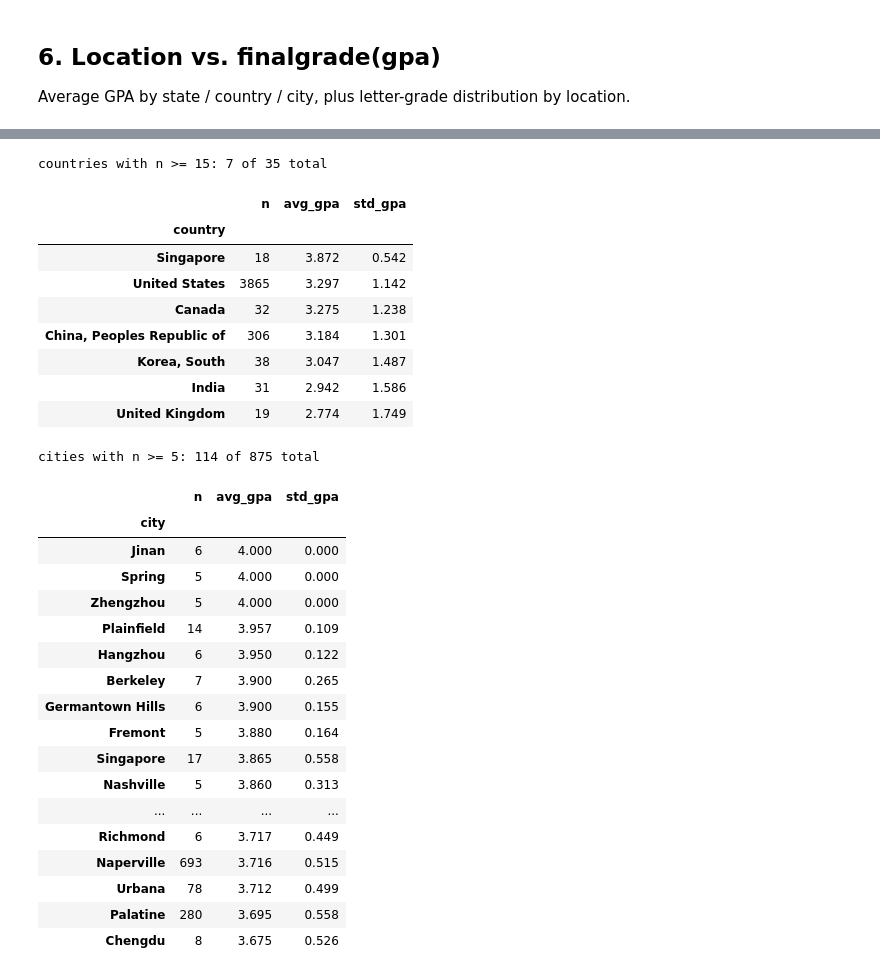
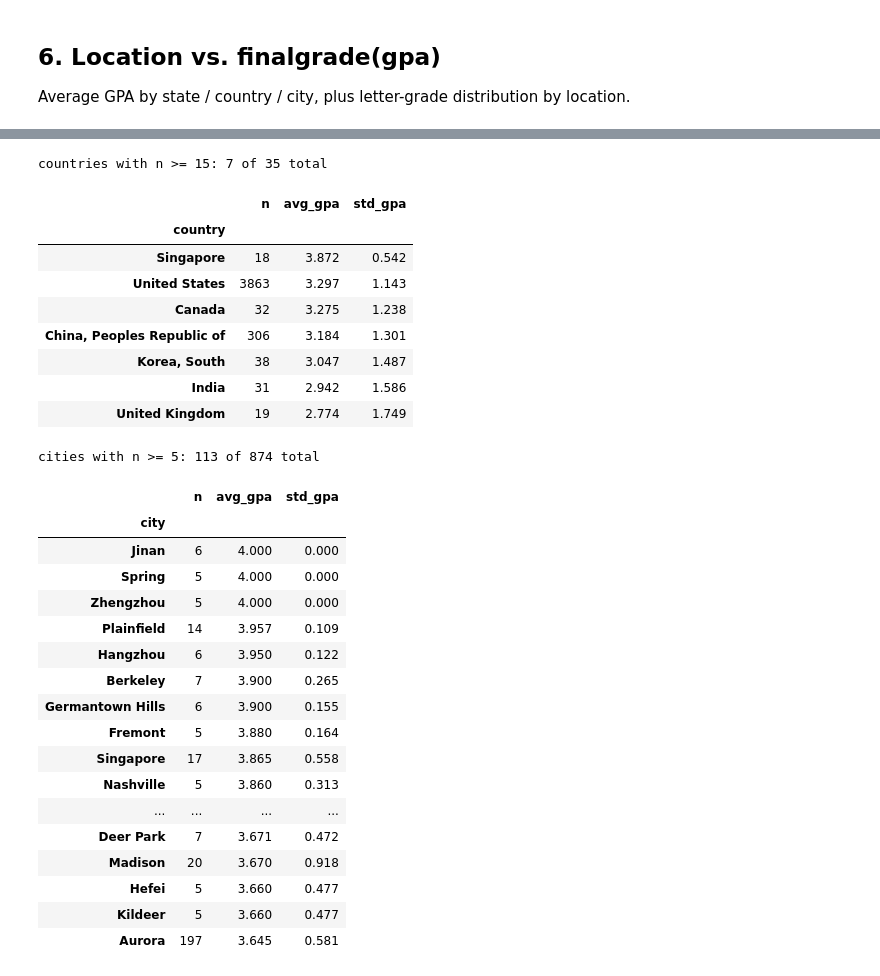
Before and after one commit to Sherry438/NetMath-Data-Analysis, a Jupyter notebook: notebooks/02_location_and_grades.ipynb, the cells around one changed output, grey strips where cells are left out. Cells and saved outputs as stored; diff of their text form; code cells hidden in the pictures.

```diff
--- a/notebooks/02_location_and_grades.ipynb
+++ b/notebooks/02_location_and_grades.ipynb
@@ -58,7 +62,10 @@ Some `country` is blank for domestic students, so we fill it with "United States
 # %%
 def extract_address_field(addr, field):
     if isinstance(addr, dict):
-        return addr.get(field)
+        value = addr.get(field)
+        if isinstance(value, str):
+            return value.strip() or None  # treat '' as missing
+        return value
     return None
 
 #flatten the address dictionary into separate columns
@@ -72,12 +79,24 @@ df_full["formatted_location"] = df_full["location"].apply(
     lambda loc: loc.get("formatted") if isinstance(loc, dict) else None
 )
 
+# 50 states + DC, territories (PR, GU, VI, AS, MP) and military mail (AA, AE, AP)
+US_STATE_CODES = {
+    "AL", "AK", "AZ", "AR", "CA", "CO", "CT", "DE", "FL", "GA", "HI", "ID", "IL", "IN", "IA",
+    "KS", "KY", "LA", "ME", "MD", "MA", "MI", "MN", "MS", "MO", "MT", "NE", "NV", "NH", "NJ",
+    "NM", "NY", "NC", "ND", "OH", "OK", "OR", "PA", "RI", "SC", "SD", "TN", "TX", "UT", "VT",
+    "VA", "WA", "WV", "WI", "WY", "DC",
+    "PR", "GU", "VI", "AS", "MP", "AA", "AE", "AP",
+}
+STATE_NAME_TO_CODE = {"Illinois": "IL"}  # full names found in the data
+
+df_full["state"] = df_full["state"].replace(STATE_NAME_TO_CODE)
+
 def resolve_country(row):
     country = row["country_raw"]
-    if isinstance(country, str) and country.strip():
-        return country.strip()
-    if isinstance(row["state"], str) and row["state"].strip():
-        return "United States" #fill "United States" if state is a US state
+    if isinstance(country, str):
+        return country
+    if row["state"] in US_STATE_CODES:
+        return "United States" #fill "United States" only if state is a US state
     return None
 
 df_full["country"] = df_full.apply(resolve_country, axis=1)
@@ -298,42 +322,44 @@ df_analysis_country = df_student_full[df_student_full["gpa"].notna() & df_studen
 
 gpa_by_country = gpa_by_group(df_analysis_country, "country")
 print(f"countries with n >= {MIN_N}: {len(gpa_by_country)} of {df_analysis_country['country'].nunique()} total")
-gpa_by_country
+gpa_by_country.head(35)
 # %% [output]
 countries with n >= 15: 7 of 35 total
 |  | n | avg_gpa | std_gpa |
 | country |  |  |  |
 | Singapore | 18 | 3.872 | 0.542 |
-| United States | 3865 | 3.297 | 1.142 |
+| United States | 3863 | 3.297 | 1.143 |
 | Canada | 32 | 3.275 | 1.238 |
 | China, Peoples Republic of | 306 | 3.184 | 1.301 |
 | Korea, South | 38 | 3.047 | 1.487 |
 | India | 31 | 2.942 | 1.586 |
 | United Kingdom | 19 | 2.774 | 1.749 |
 # %%
-gpa_by_city = gpa_by_group(df_analysis, "city", min_n=5)
-print(f"cities with n >= 5: {len(gpa_by_city)} of {df_analysis['city'].nunique()} total")
-gpa_by_city.head(25)
+df_analysis_city = df_student_full[df_student_full["gpa"].notna() & df_student_full["city"].notna()].copy()
+
+gpa_by_city = gpa_by_group(df_analysis_city, "city", min_n=5)
+print(f"cities with n >= 5: {len(gpa_by_city)} of {df_analysis_city['city'].nunique()} total")
+gpa_by_city.head(30)
 # %% [output]
-cities with n >= 5: 114 of 875 total
+cities with n >= 5: 113 of 874 total
 |  | n | avg_gpa | std_gpa |
 | city |  |  |  |
 | Jinan | 6 | 4.000 | 0.000 |
 | Spring | 5 | 4.000 | 0.000 |
 | Zhengzhou | 5 | 4.000 | 0.000 |
 | Plainfield | 14 | 3.957 | 0.109 |
 | Hangzhou | 6 | 3.950 | 0.122 |
 | Berkeley | 7 | 3.900 | 0.265 |
 | Germantown Hills | 6 | 3.900 | 0.155 |
 | Fremont | 5 | 3.880 | 0.164 |
 | Singapore | 17 | 3.865 | 0.558 |
 | Nashville | 5 | 3.860 | 0.313 |
 | ... | ... | ... | ... |
-| Richmond | 6 | 3.717 | 0.449 |
-| Naperville | 693 | 3.716 | 0.515 |
-| Urbana | 78 | 3.712 | 0.499 |
-| Palatine | 280 | 3.695 | 0.558 |
-| Chengdu | 8 | 3.675 | 0.526 |
+| Deer Park | 7 | 3.671 | 0.472 |
+| Madison | 20 | 3.670 | 0.918 |
+| Hefei | 5 | 3.660 | 0.477 |
+| Kildeer | 5 | 3.660 | 0.477 |
+| Aurora | 197 | 3.645 | 0.581 |
 # %%
 top10_states = df_analysis["state"].value_counts().head(10).index
 grade_order = ["A+", "A", "A-", "B+", "B", "B-", "C+", "C", "C-", "D+", "D", "D-", "F"]
```
Also changed, not shown: parts of 12 cells of this notebook.
